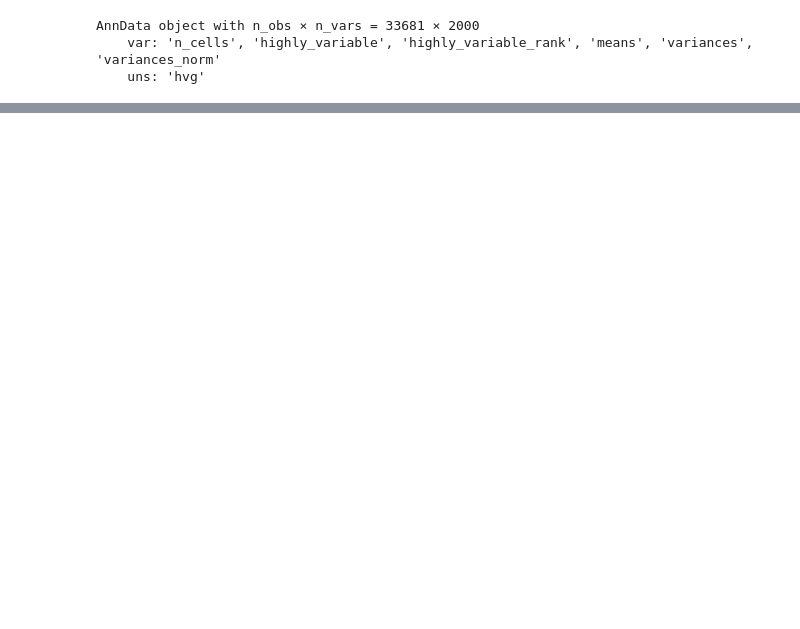
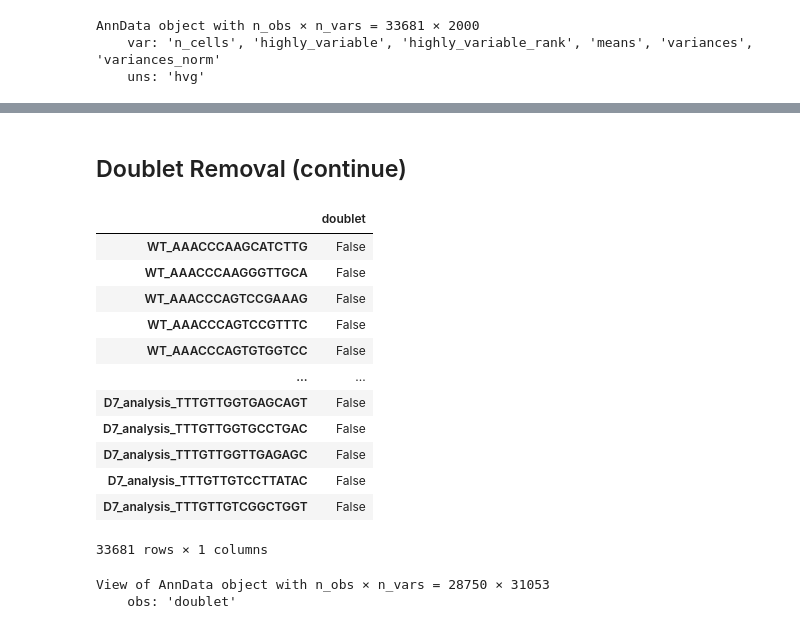
Before and after one commit to ThorstenCodes/scRNAseq-selfproject-pancreatitis, a Jupyter notebook: Pancreatitis_Reanalysis.ipynb, the cells around one changed output, grey strips where cells are left out. Cells and saved outputs as stored; diff of their text form; code cells hidden in the pictures; blank space fills up the shorter version.

```diff
--- a/Pancreatitis_Reanalysis.ipynb
+++ b/Pancreatitis_Reanalysis.ipynb
@@ -179,0 +242,33 @@ print(f"Doublets: {num_doublets} / {total} ({percent_doublets:.2f}%)")
+# %%
+# Generate a list containing only filtered doublet cells (to not loose to much data)
+doublets = df[(df['prediction'] == 'doublet') & (df.dif > 0.2)]
+doublets
+# %% [markdown]
+## Doublet Removal (continue)
+# %%
+# Reload adata and annotate doublet annotation on all barcodes/cells (before we filtered out already many cells to train the model!)
+adata = sc.read_text('rawdata/GSE181276_genes.counts_for_GEO_uploading.txt').T
+# This annotates the cells with True/false True = doublet, false = singlet
+adata.obs['doublet'] = adata.obs.index.isin(doublets.index)
+adata.obs
+# %% [output]
+|  | doublet |
+| WT_AAACCCAAGCATCTTG | False |
+| WT_AAACCCAAGGGTTGCA | False |
+| WT_AAACCCAGTCCGAAAG | False |
+| WT_AAACCCAGTCCGTTTC | False |
+| WT_AAACCCAGTGTGGTCC | False |
+| ... | ... |
+| D7_analysis_TTTGTTGGTGAGCAGT | False |
+| D7_analysis_TTTGTTGGTGCCTGAC | False |
+| D7_analysis_TTTGTTGGTTGAGAGC | False |
+| D7_analysis_TTTGTTGTCCTTATAC | False |
+| D7_analysis_TTTGTTGTCGGCTGGT | False |
+33681 rows × 1 columns
+# %%
+# Filter all cells out which are not doublet (so keep all singlets)
+adata = adata[~adata.obs.doublet]
+adata
+# %% [output]
+View of AnnData object with n_obs × n_vars = 28750 × 31053
+    obs: 'doublet'
```
Also changed, not shown: parts of 24 cells of this notebook.
